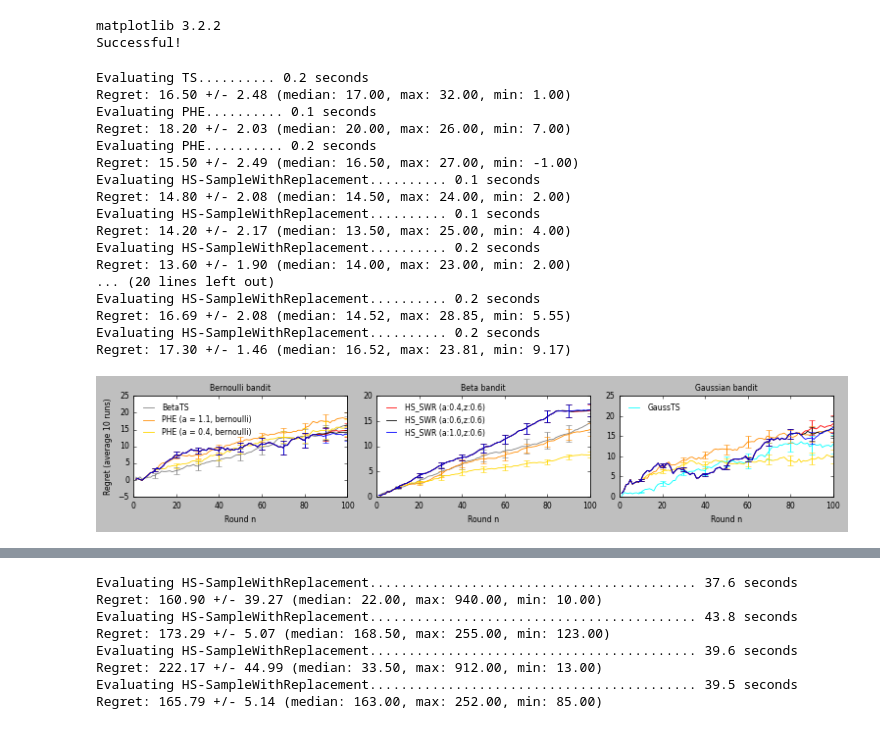
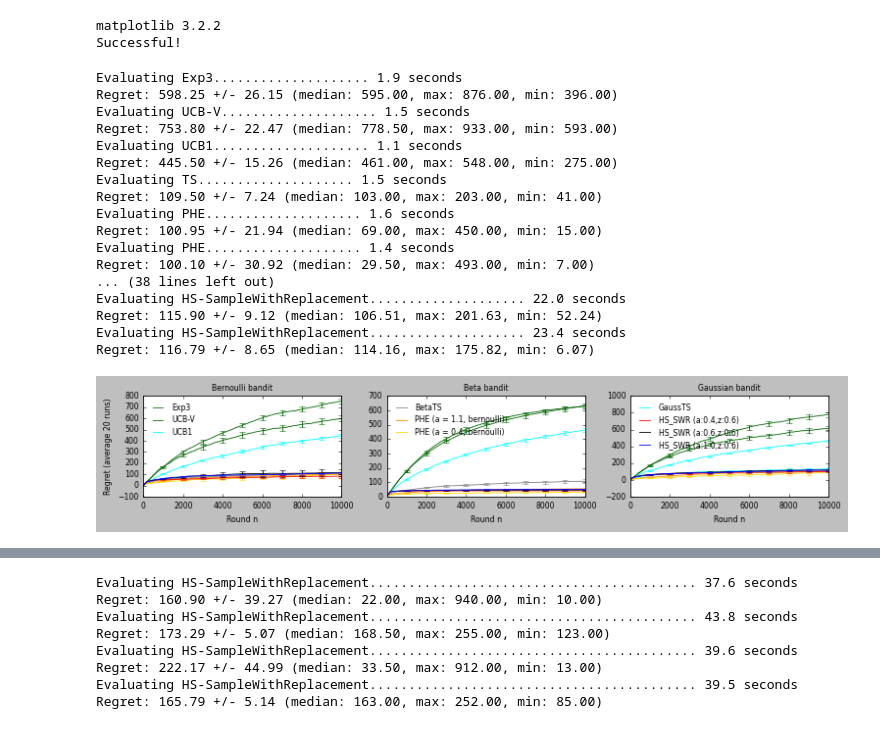
Before and after one commit to MyTHWN/Bandit-Randomization-Algorithms, a Jupyter notebook: notebooks/HSE_parallel.ipynb, the cells around one changed output, grey strips where cells are left out. Cells and saved outputs as stored; diff of their text form; code cells hidden in the pictures.

```diff
--- a/notebooks/HSE_parallel.ipynb
+++ b/notebooks/HSE_parallel.ipynb
@@ -48,6 +48,9 @@ Successful!
 import datetime
 
 algs = [
+    ("Exp3", {}, "darkgreen", "-", "Exp3"),
+    ("UCBV", {}, "darkgreen", "-", "UCB-V"),
+    ("UCB1", {}, "cyan", "-", "UCB1"),
     ("TS", {}, "gray", "-", "BetaTS"),
   #  ("GaussTS", {}, "gray", "-", "GaussTS"),
   # ("PHE", {"a": 2.1}, "red", "-", "PHE (a = 2.1)"),
@@ -72,7 +75,7 @@ algs = [
   #   ("HS_SWR_MirrorPool", {"sample_portion": 0.8}, "blue", "-",
   #            "HS_SWR_mirror (sample_portion = 0.8)"),
 ]
-num_runs = 100
+num_runs = 20
 n = 10000
 K = 10
 
@@ -98,57 +101,57 @@ for fig in range(3):
     if fig == 2 and alg[0] == 'TS':
         alg = ("GaussTS", {}, "cyan", "-", "GaussTS")
     alg_class = globals()[alg[0]]
-    regret, _ = evaluate_parallel(alg_class, alg[1], env, n, num_process=13)
+    regret, _ = evaluate_parallel(alg_class, alg[1], env, n, num_process=10)
 
     cum_regret = regret.cumsum(axis=0)
     plt.plot(step, cum_regret.mean(axis=1),
       alg[2], dashes=linestyle2dashes(alg[3]),
       label=alg[4] if alg_num // 3 == fig or alg[0]=='GaussTS' else None)
     plt.errorbar(step[sube], cum_regret[sube, :].mean(axis=1),
       cum_regret[sube, :].std(axis=1) / np.sqrt(cum_regret.shape[1]),
       fmt="none", ecolor=alg[2])
 
     alg_num += 1
 
   if fig == 0:
     plt.title("Bernoulli bandit")
   elif fig == 1:
     plt.title("Beta bandit")
   else:
     plt.title("Gaussian bandit")
 
   plt.xlabel("Round n")
   if not fig:
     plt.ylabel("Regret (average {} runs)".format(num_runs))
   if fig <= 2:
     plt.legend(loc="upper left", frameon=False)
 
 plt.tight_layout()
 
 now = datetime.datetime.now()
-with open("../exp_results/HS_SWR_asnoise_{}_{}_{}_{}.jpeg". \
-          format(now.month, now.day, now.hour, now.minute), "wb") as f:
-      plt.savefig(f, format="jpeg", dpi=1200, bbox_inches=0)
+# with open("../exp_results/HS_SWR_asnoise_{}_{}_{}_{}.jpeg". \
+#           format(now.month, now.day, now.hour, now.minute), "wb") as f:
+#       plt.savefig(f, format="jpeg", dpi=1200, bbox_inches=0)
 plt.show()
 # %% [output]
-Evaluating TS.......... 0.2 seconds
-Regret: 16.50 +/- 2.48 (median: 17.00, max: 32.00, min: 1.00)
-Evaluating PHE.......... 0.1 seconds
-Regret: 18.20 +/- 2.03 (median: 20.00, max: 26.00, min: 7.00)
-Evaluating PHE.......... 0.2 seconds
-Regret: 15.50 +/- 2.49 (median: 16.50, max: 27.00, min: -1.00)
-Evaluating HS-SampleWithReplacement.......... 0.1 seconds
-Regret: 14.80 +/- 2.08 (median: 14.50, max: 24.00, min: 2.00)
-Evaluating HS-SampleWithReplacement.......... 0.1 seconds
-Regret: 14.20 +/- 2.17 (median: 13.50, max: 25.00, min: 4.00)
-Evaluating HS-SampleWithReplacement.......... 0.2 seconds
-Regret: 13.60 +/- 1.90 (median: 14.00, max: 23.00, min: 2.00)
-... (20 lines left out)
-Evaluating HS-SampleWithReplacement.......... 0.2 seconds
-Regret: 16.69 +/- 2.08 (median: 14.52, max: 28.85, min: 5.55)
-Evaluating HS-SampleWithReplacement.......... 0.2 seconds
-Regret: 17.30 +/- 1.46 (median: 16.52, max: 23.81, min: 9.17)
+Evaluating Exp3.................... 1.9 seconds
+Regret: 598.25 +/- 26.15 (median: 595.00, max: 876.00, min: 396.00)
+Evaluating UCB-V.................... 1.5 seconds
+Regret: 753.80 +/- 22.47 (median: 778.50, max: 933.00, min: 593.00)
+Evaluating UCB1.................... 1.1 seconds
+Regret: 445.50 +/- 15.26 (median: 461.00, max: 548.00, min: 275.00)
+Evaluating TS.................... 1.5 seconds
+Regret: 109.50 +/- 7.24 (median: 103.00, max: 203.00, min: 41.00)
+Evaluating PHE.................... 1.6 seconds
+Regret: 100.95 +/- 21.94 (median: 69.00, max: 450.00, min: 15.00)
+Evaluating PHE.................... 1.4 seconds
+Regret: 100.10 +/- 30.92 (median: 29.50, max: 493.00, min: 7.00)
+... (38 lines left out)
+Evaluating HS-SampleWithReplacement.................... 22.0 seconds
+Regret: 115.90 +/- 9.12 (median: 106.51, max: 201.63, min: 52.24)
+Evaluating HS-SampleWithReplacement.................... 23.4 seconds
+Regret: 116.79 +/- 8.65 (median: 114.16, max: 175.82, min: 6.07)
-[figure, old version]
+[figure, new version]
 # %%
 # Comparison with Gaussian Bandits
 import datetime
```
Also changed, not shown: parts of 3 cells of this notebook, 6 other files.
